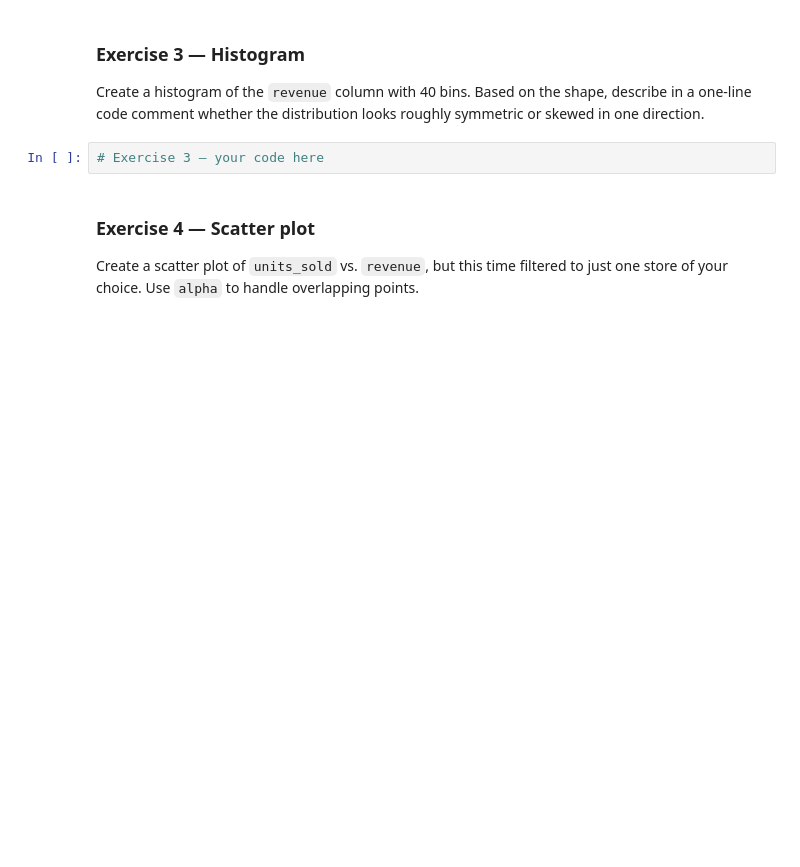
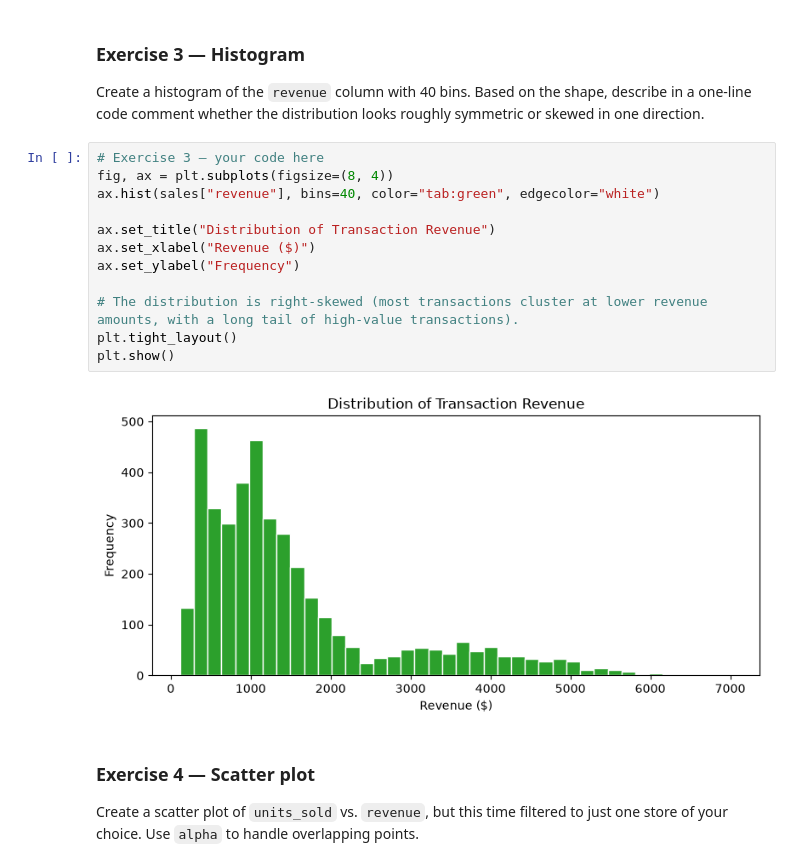
Before and after one commit to floraineza2002/DSA_504_exercies, a Jupyter notebook: DSA504_Class8_Visualization_I_matplotlib.ipynb, the cells around one changed output. Saved outputs shown, nothing was run; the diff lists cells and outputs as text; blank space fills up the shorter version.

```diff
--- a/DSA504_Class8_Visualization_I_matplotlib.ipynb
+++ b/DSA504_Class8_Visualization_I_matplotlib.ipynb
@@ -228,6 +260,18 @@ Create a bar plot showing average `revenue` per category (not total — use `.me
 Create a histogram of the `revenue` column with 40 bins. Based on the shape, describe in a one-line code comment whether the distribution looks roughly symmetric or skewed in one direction.
 # %%
 # Exercise 3 — your code here
+fig, ax = plt.subplots(figsize=(8, 4))
+ax.hist(sales["revenue"], bins=40, color="tab:green", edgecolor="white")
+
+ax.set_title("Distribution of Transaction Revenue")
+ax.set_xlabel("Revenue ($)")
+ax.set_ylabel("Frequency")
+
+# The distribution is right-skewed (most transactions cluster at lower revenue amounts, with a long tail of high-value transactions).
+plt.tight_layout()
+plt.show()
+# %% [output]
+[figure, added]
 # %% [markdown]
 ### Exercise 4 — Scatter plot
 Create a scatter plot of `units_sold` vs. `revenue`, but this time filtered to just one store of your choice. Use `alpha` to handle overlapping points.
```
Also changed, not shown: parts of 4 cells of this notebook.
